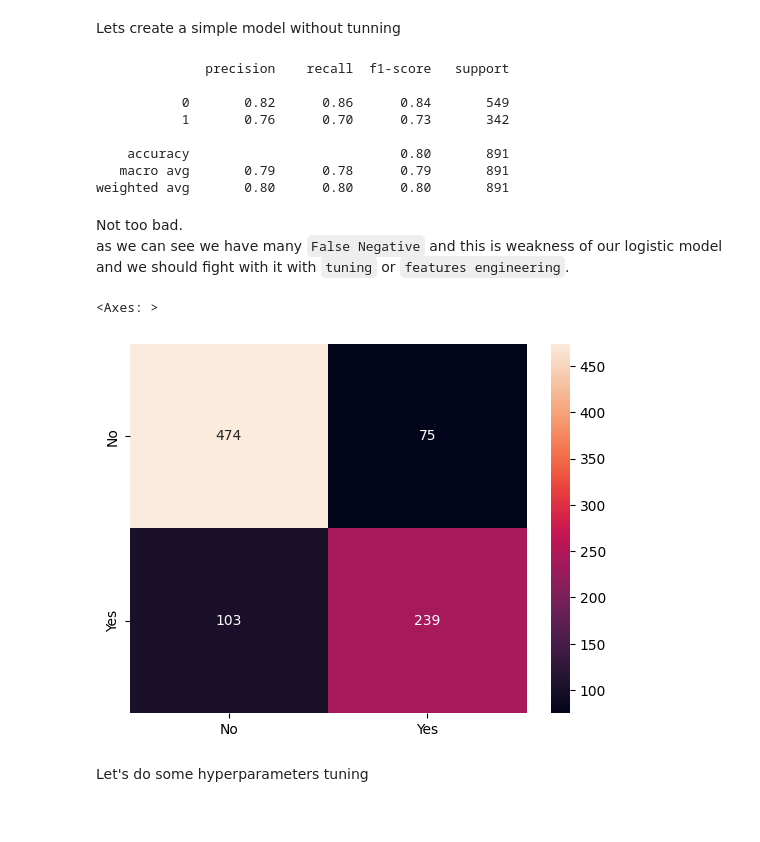
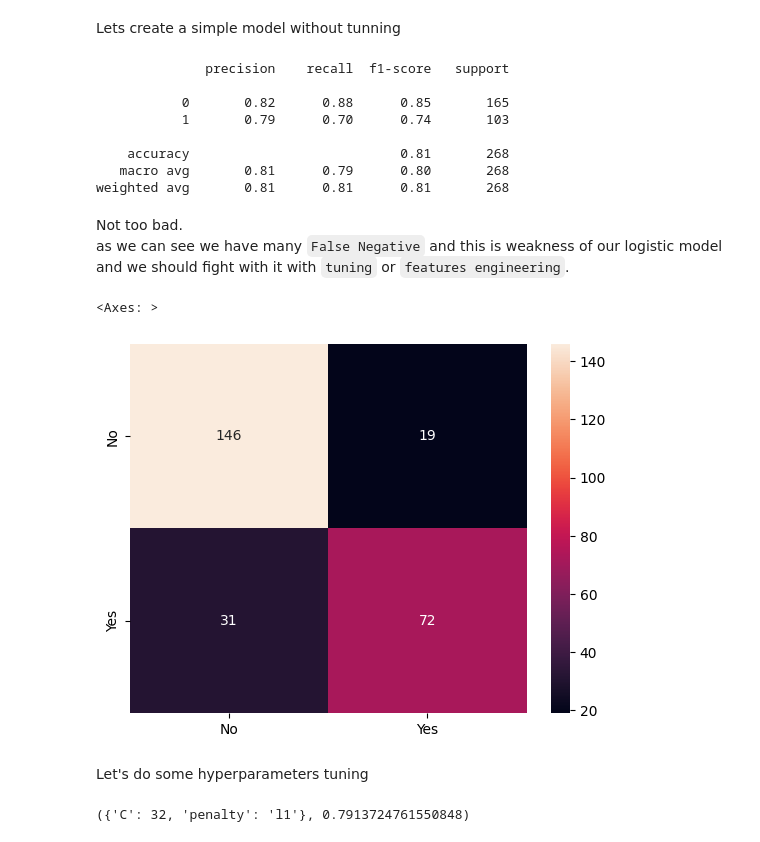
Before and after one commit to mrpintime/TitanicSurvivor, a Jupyter notebook: Titanic_(Kaggle_Competition).ipynb, the cells around one changed output. Cells and saved outputs as stored; diff of their text form; code cells hidden in the pictures.

Commit message:
Created models with previous preprocessing

```diff
--- a/Titanic_(Kaggle_Competition).ipynb
+++ b/Titanic_(Kaggle_Competition).ipynb
@@ -565,0 +566,2 @@ Name: Survived, dtype: float64
+# %%
+X_train, X_valid, y_train, y_valid = train_test_split(X, y, stratify=y, test_size=0.3, random_state=0)
@@ -566,3 +574,10 @@ Name: Survived, dtype: float64
+# %%
+from sklearn.preprocessing import StandardScaler
+
+scaler = StandardScaler()
+X_train = scaler.fit_transform(X_train)
+
+X_valid = scaler.transform(X_valid)
 # %% [markdown]
 ### Logistic Regression
 # %%
@@ -576,28 +591,39 @@ from sklearn.metrics import roc_auc_score, precision_recall_fscore_support, clas
 Lets create a simple model without tunning
 # %%
 logis = LogisticRegression()
-logis.fit(X, y.values.ravel())
+logis.fit(X_train, y_train.values.ravel())
 
-pred = logis.predict(X)
+pred = logis.predict(X_valid)
 
-print(classification_report(y_true=y, y_pred=pred))
+print(classification_report(y_true=y_valid, y_pred=pred))
 # %% [output]
               precision    recall  f1-score   support
 
-           0       0.82      0.86      0.84       549
-           1       0.76      0.70      0.73       342
+           0       0.82      0.88      0.85       165
+           1       0.79      0.70      0.74       103
 
-    accuracy                           0.80       891
-   macro avg       0.79      0.78      0.79       891
-weighted avg       0.80      0.80      0.80       891
+    accuracy                           0.81       268
+   macro avg       0.81      0.79      0.80       268
+weighted avg       0.81      0.81      0.81       268
 # %% [markdown]
 Not too bad.
 as we can see we have many `False Negative` and this is weakness of our logistic model and we should fight with it with `tuning` or `features engineering`.
 # %%
-cm = confusion_matrix(y_true=y, y_pred=pred)
+cm = confusion_matrix(y_true=y_valid, y_pred=pred)
 sns.heatmap(cm, annot=True, fmt='d', xticklabels=['No','Yes'], yticklabels=['No','Yes'])
 # %% [output]
 <Axes: >
-[figure, old version]
+[figure, new version]
 # %% [markdown]
 Let's do some hyperparameters tuning
+# %%
+logis = LogisticRegression(solver='liblinear', max_iter=1000)
+
+params = {'C':[2*n for n in range(1,20)], 'penalty':['l1', 'l2']}
+
+gr_logis = GridSearchCV(estimator=logis, param_grid=params, cv=3, n_jobs=-1)
+gr_logis.fit(X_train, y_train.values.ravel())
+
+gr_logis.best_params_, gr_logis.best_score_
+# %% [output]
+({'C': 32, 'penalty': 'l1'}, 0.7913724761550848)
```
Also changed, not shown: parts of 51 cells of this notebook.
